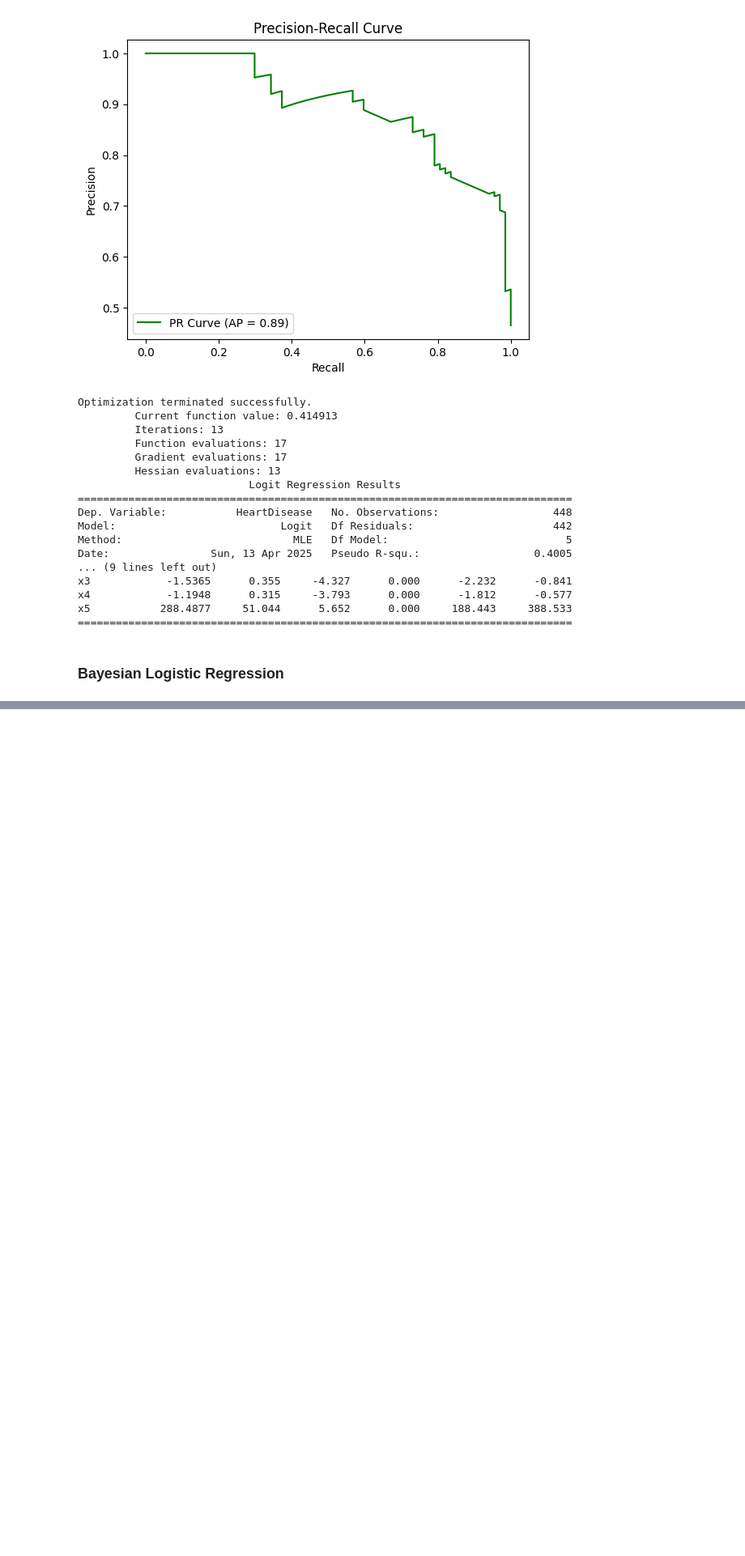
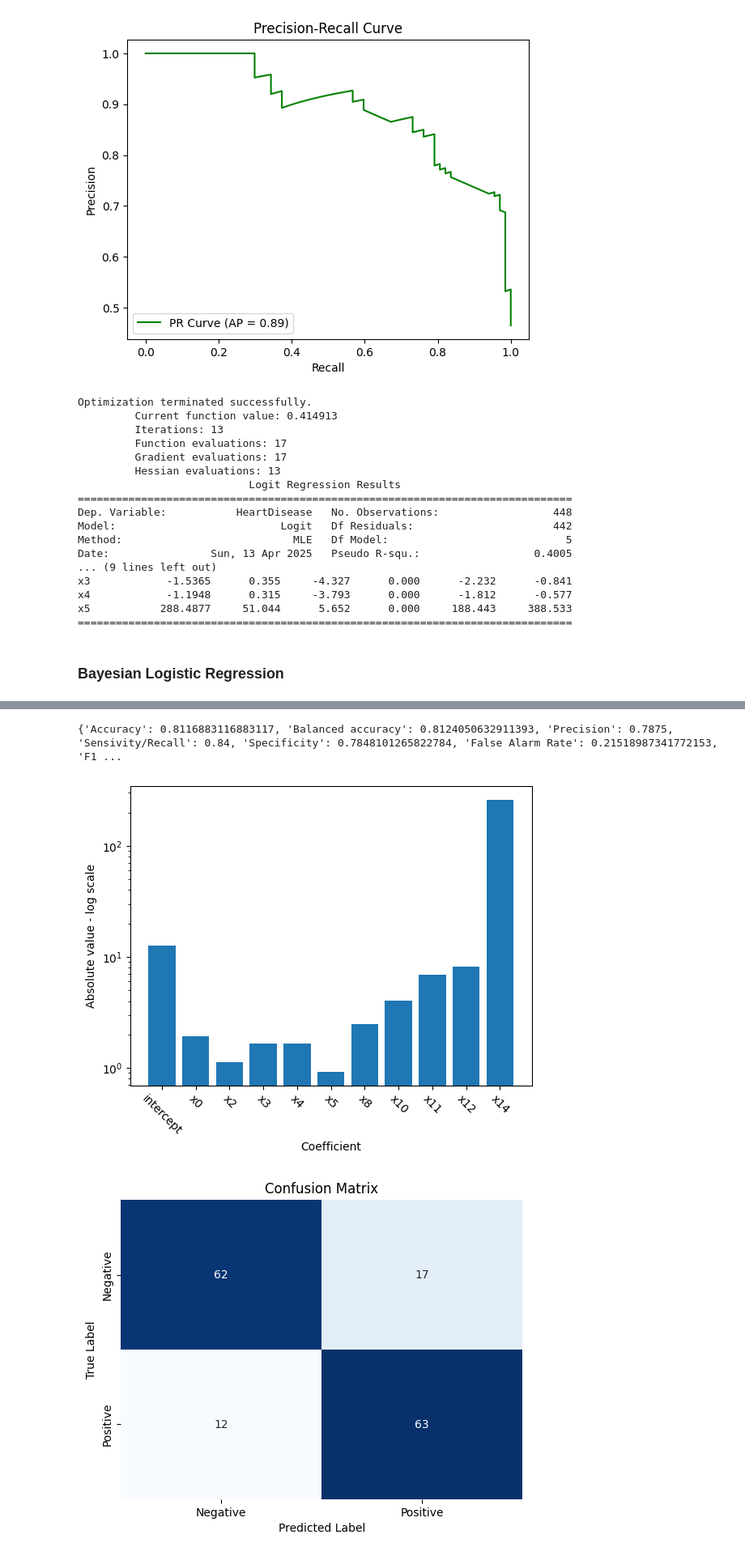
Before and after one commit to shreyashonnalli/ST451, a Jupyter notebook: classification.ipynb, the cells around one changed output, grey strips where cells are left out. Shown at 81% size. Cells and saved outputs as stored; diff of their text form; code cells hidden in the pictures; blank space fills up the shorter version.

```diff
--- a/classification.ipynb
+++ b/classification.ipynb
@@ -629,0 +916,13 @@ x5           288.4877     51.044      5.652      0.000     188.443     388.533
+# %%
+classification_evaluator_blr = BayesianLogisticRegressionClassificationEvaluator(
+                                                                            model=blr,
+                                                                            X_evaluation_preprocessed=X_test_preprocessed[:, best_feature_subset],
+                                                                            y_evaluation_cleaned=y_test_cleaned,
+                                                                            feature_names=pd.Index([f'x{i}' for i in best_feature_subset]),
+                                                                        )
+
+classification_evaluator_blr.get_all_classification_metrics()
+# %% [output]
+{'Accuracy': 0.8116883116883117, 'Balanced accuracy': 0.8124050632911393, 'Precision': 0.7875, 'Sensivity/Recall': 0.84, 'Specificity': 0.7848101265822784, 'False Alarm Rate': 0.21518987341772153, 'F1 ...
+[figure, added]
+[figure, added]
```
Also changed, not shown: parts of 13 cells of this notebook, 1 other file.
